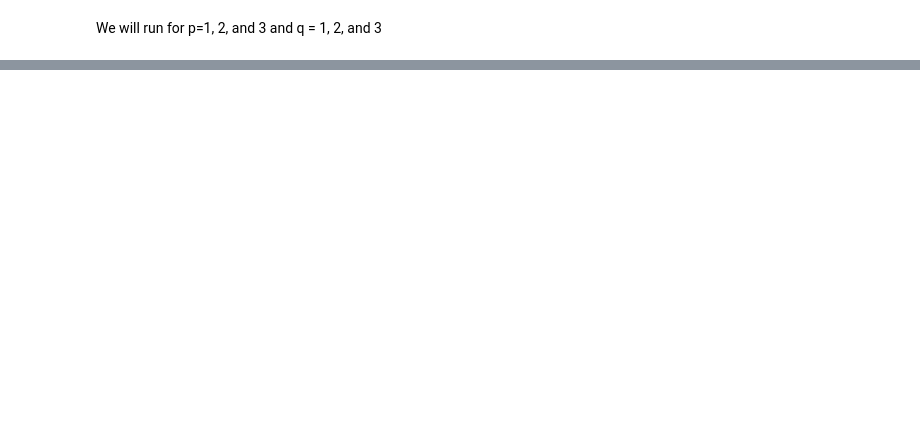
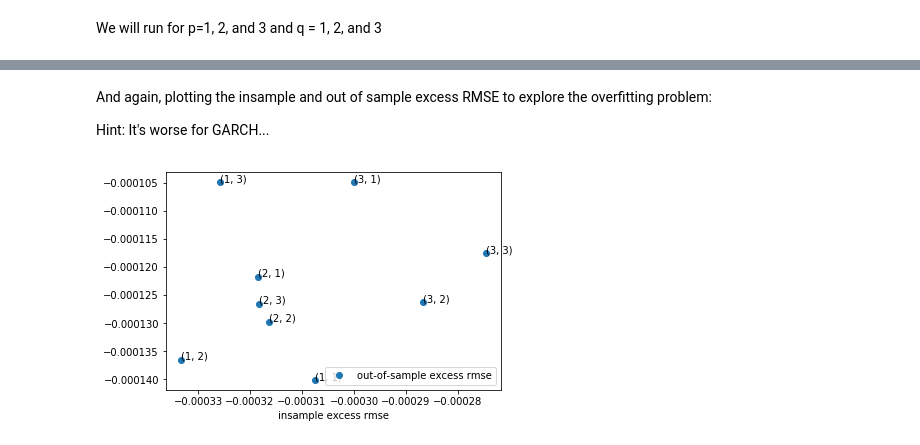
Before and after one commit to fintechsteve/modeling-volatility, a Jupyter notebook: Part_05b_Creating_GARCH_Model.ipynb, the cells around one changed output, grey strips where cells are left out. Drawn from its saved outputs; the diff is of its cells as text; code cells hidden in the pictures; blank space fills up the shorter version.

```diff
--- a/Part_05b_Creating_GARCH_Model.ipynb
+++ b/Part_05b_Creating_GARCH_Model.ipynb
@@ -227,0 +306,12 @@ garch_model_perf_stats.to_pickle('./garch_model_perf_stats.pkl')
+# %% [markdown]
+And again, plotting the insample and out of sample excess RMSE to explore the overfitting problem:
+
+Hint: It's worse for GARCH...
+# %%
+fig, ax = plt.subplots()
+garch_model_perf_stats.plot(x='insample excess rmse', y='out-of-sample excess rmse', ax=ax, style='o')
+
+for k, v in garch_model_perf_stats.iterrows():
+  ax.annotate(k, (v['insample excess rmse'],v['out-of-sample excess rmse']))
+# %% [output]
+[figure, added]
```
Also changed, not shown: parts of 22 cells of this notebook, 1 other file.
